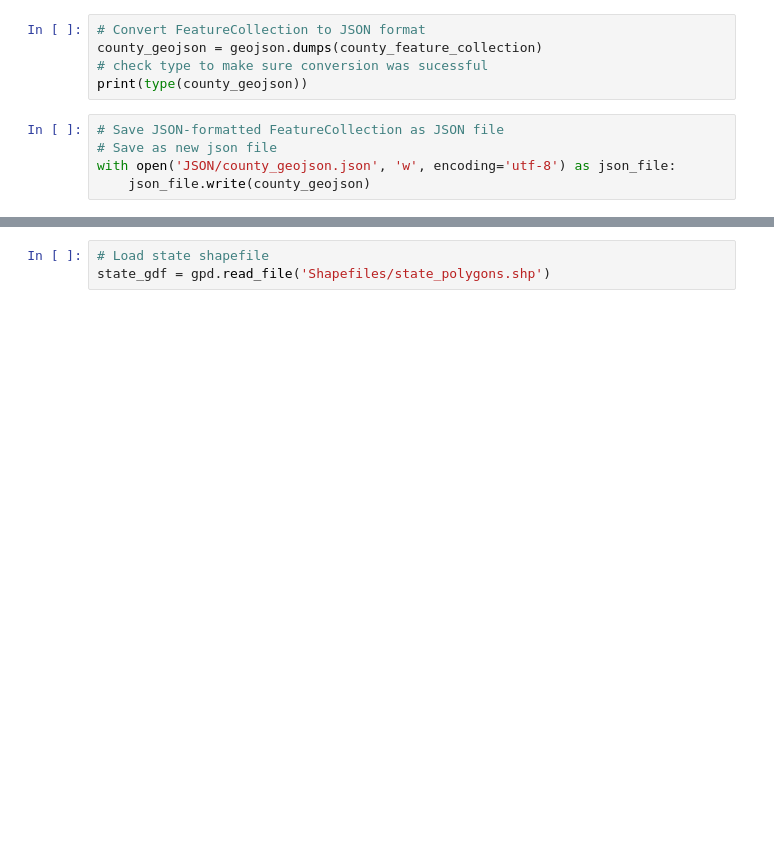
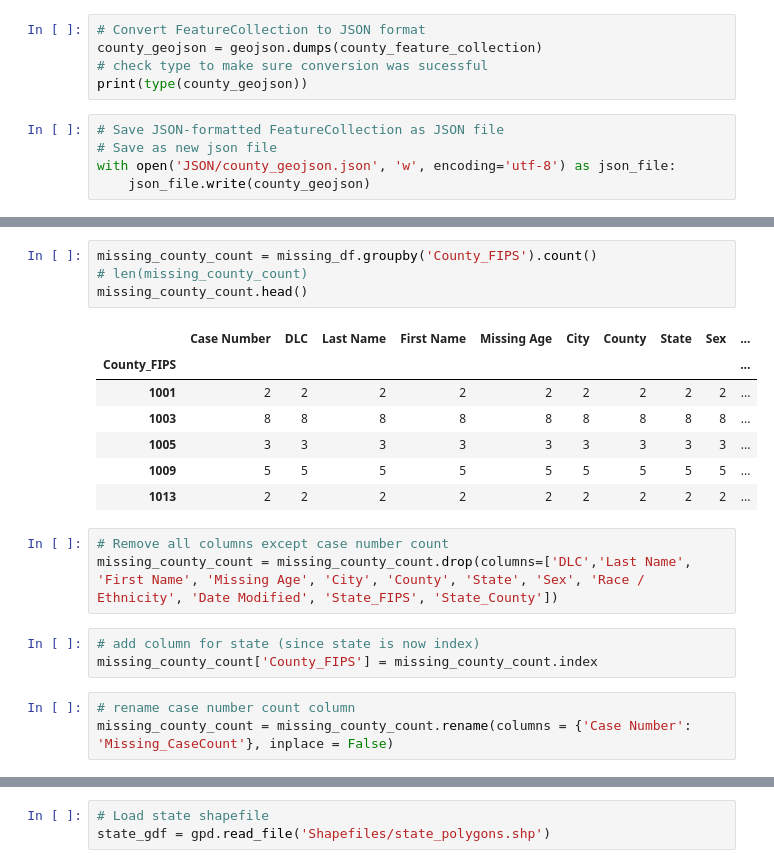
Before and after one commit to Christopher-Pierson/The-Lost-People, a Jupyter notebook: data/Data_mgmt_v2.ipynb, the cells around one changed output, grey strips where cells are left out. Saved outputs shown, nothing was run; the diff lists cells and outputs as text; blank space fills up the shorter version.

```diff
--- a/data/Data_mgmt_v2.ipynb
+++ b/data/Data_mgmt_v2.ipynb
@@ -1105,0 +2240,21 @@ with open('JSON/county_geojson.json', 'w', encoding='utf-8') as json_file:
+# %%
+missing_county_count = missing_df.groupby('County_FIPS').count()
+# len(missing_county_count)
+missing_county_count.head()
+# %% [output]
+|  | Case Number | DLC | Last Name | First Name | Missing Age | City | County | State | Sex | ... |
+| County_FIPS |  |  |  |  |  |  |  |  |  | ... |
+| 1001 | 2 | 2 | 2 | 2 | 2 | 2 | 2 | 2 | 2 | ... |
+| 1003 | 8 | 8 | 8 | 8 | 8 | 8 | 8 | 8 | 8 | ... |
+| 1005 | 3 | 3 | 3 | 3 | 3 | 3 | 3 | 3 | 3 | ... |
+| 1009 | 5 | 5 | 5 | 5 | 5 | 5 | 5 | 5 | 5 | ... |
+| 1013 | 2 | 2 | 2 | 2 | 2 | 2 | 2 | 2 | 2 | ... |
+# %%
+# Remove all columns except case number count
+missing_county_count = missing_county_count.drop(columns=['DLC','Last Name', 'First Name', 'Missing Age', 'City', 'County', 'State', 'Sex', 'Race / Ethnicity', 'Date Modified', 'State_FIPS', 'State_County'])
+# %%
+# add column for state (since state is now index)
+missing_county_count['County_FIPS'] = missing_county_count.index
+# %%
+# rename case number count column
+missing_county_count = missing_county_count.rename(columns = {'Case Number': 'Missing_CaseCount'}, inplace = False)
```
Also changed, not shown: parts of 265 cells of this notebook, 2 other files.
